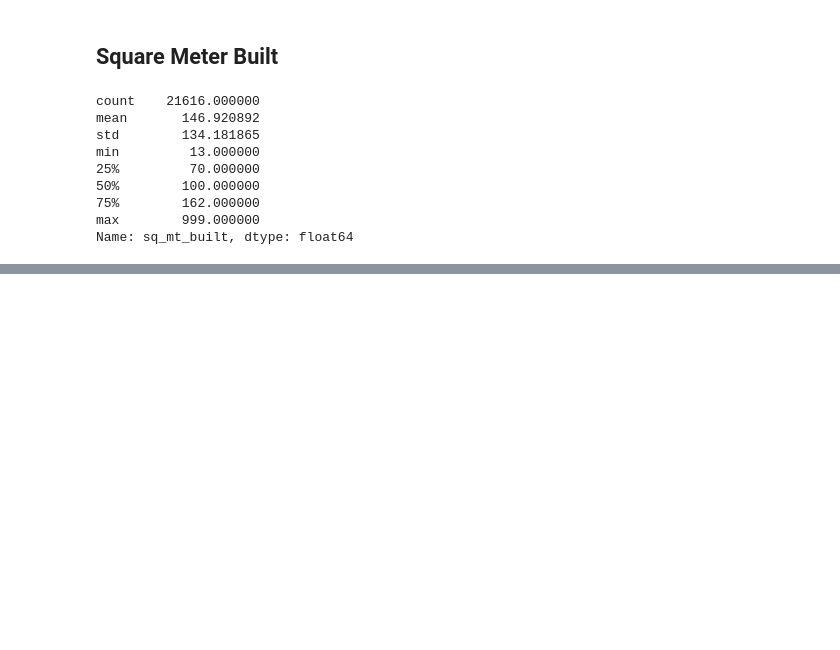
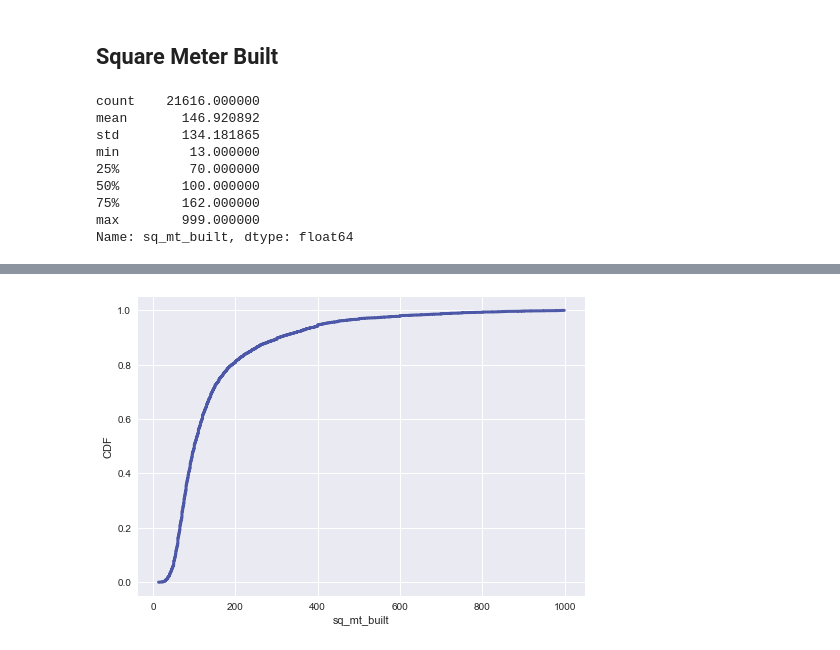
Before and after one commit to gerardovitale/real-estate-statistical-analysis, a Jupyter notebook: data_exploration.ipynb, the cells around one changed output, grey strips where cells are left out. Drawn from its saved outputs; the diff is of its cells as text; code cells hidden in the pictures; blank space fills up the shorter version.

```diff
--- a/data_exploration.ipynb
+++ b/data_exploration.ipynb
@@ -33,0 +58,8 @@ plt.grid(False, axis='x')
+# %%
+cdf_sq = thinkstats2.Cdf(sq_mt_built)
+thinkplot.PrePlot(1)
+thinkplot.Cdf(cdf_sq)
+thinkplot.Config(xlabel='sq_mt_built',
+                 ylabel='CDF')
+# %% [output]
+[figure, added]
```
Also changed, not shown: parts of 4 cells of this notebook.
